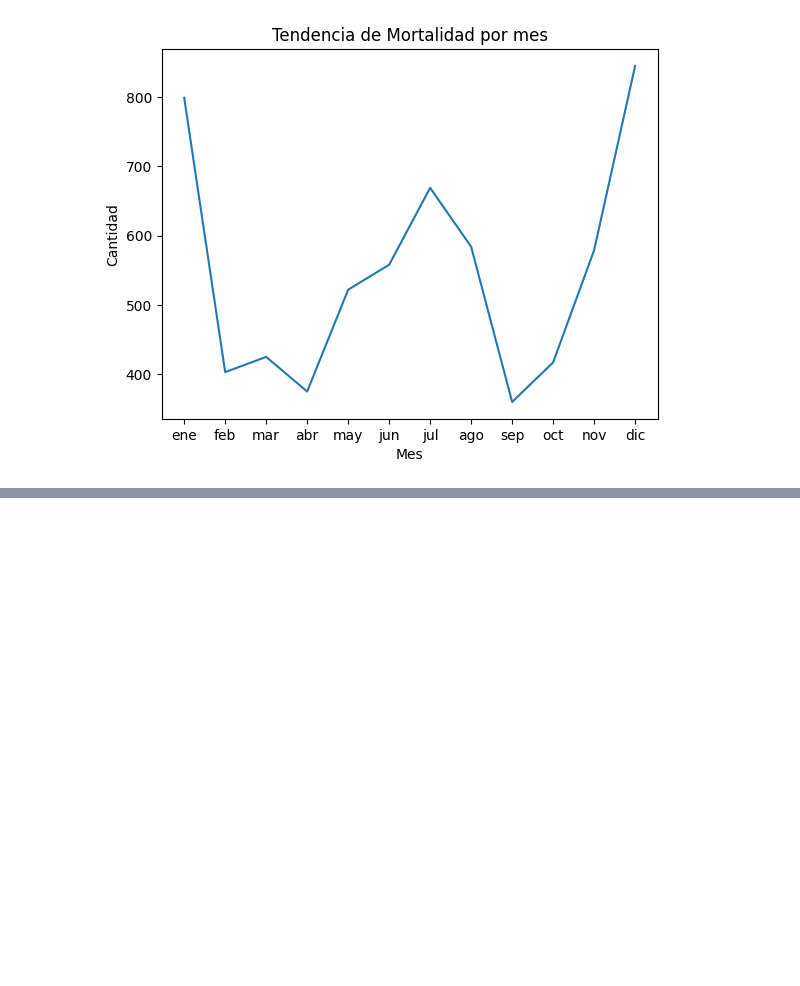
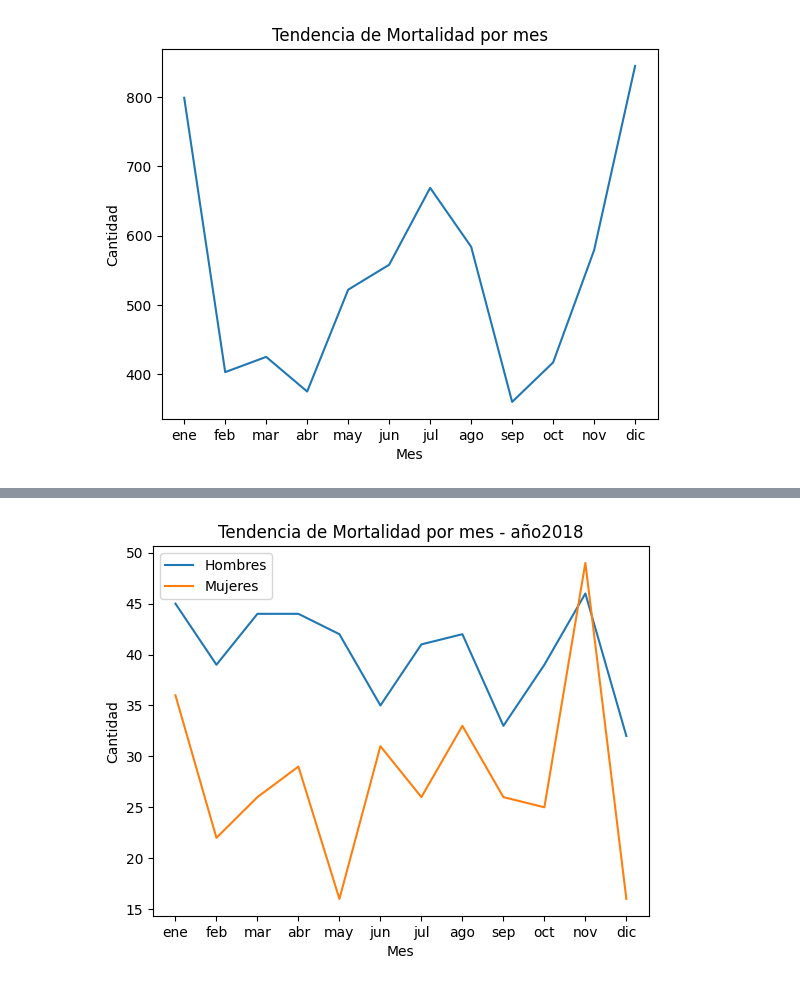
Before and after one commit to dancho94/mortalidad-hospital-erasmo, a Jupyter notebook: 2-Exploration.ipynb, the cells around one changed output, grey strips where cells are left out. Saved outputs shown, nothing was run; the diff lists cells and outputs as text; code cells hidden in the pictures; blank space fills up the shorter version.

```diff
--- a/2-Exploration.ipynb
+++ b/2-Exploration.ipynb
@@ -142,0 +164,22 @@ plt.show()
+# %%
+#Función que gráfica la mortalidad de cada año dividida en meses.
+def mortalidad_anio(anio):
+    year = anio
+    data_filtrada =  data[data['FECHA'].dt.year == year]
+
+    conteo_por_mes_s = data_filtrada.groupby([data_filtrada['FECHA'].dt.month, 'SEXO'])['FECHA'].count()
+
+    data_tendencia = conteo_por_mes_s.unstack(level='SEXO')
+
+    meses = ['ene', 'feb', 'mar', 'abr', 'may', 'jun', 'jul', 'ago', 'sep', 'oct', 'nov', 'dic']
+    plt.plot(meses, data_tendencia[0], label='Hombres')
+    plt.plot(meses, data_tendencia[1], label='Mujeres')
+    plt.xlabel('Mes')
+    plt.ylabel('Cantidad')
+    plt.title(f'Tendencia de Mortalidad por mes - año{year}')
+    plt.legend()
+    plt.show()
+# %%
+mortalidad_anio(2018)
+# %% [output]
+[figure, added]
```
Also changed, not shown: parts of 29 cells of this notebook, 1 other file.
